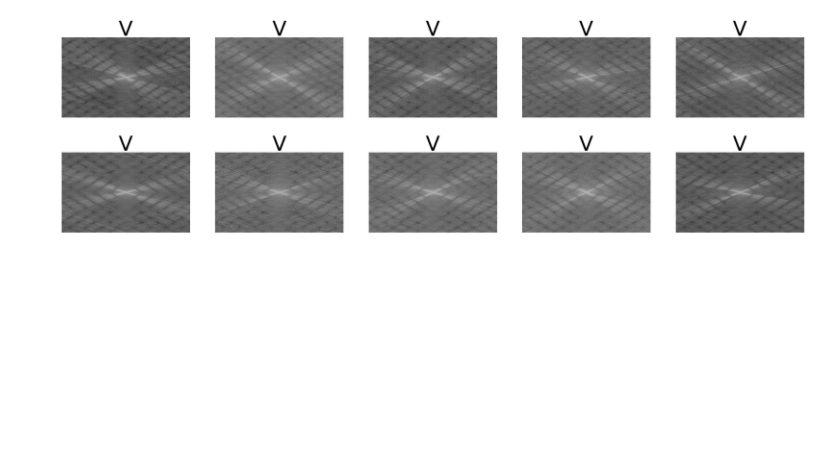
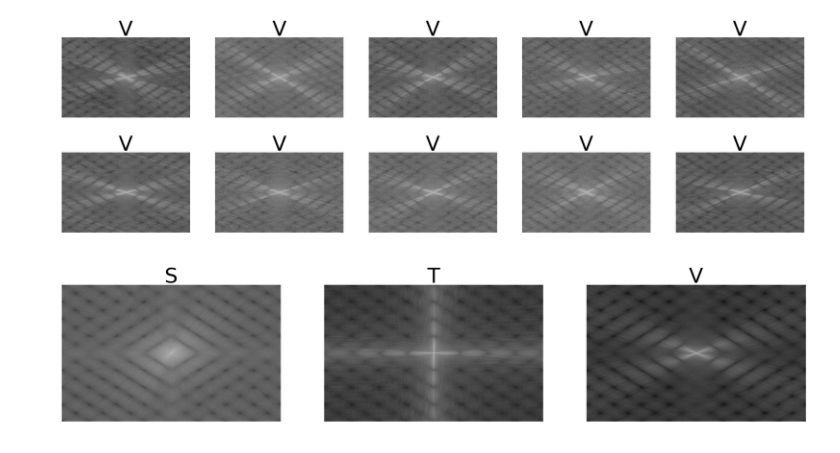
Before and after one commit to crowoy/Letter-Recognition, a Jupyter notebook: src/FourierAnalysis.ipynb, the cells around one changed output. Cells and saved outputs as stored; diff of their text form; code cells hidden in the pictures; blank space fills up the shorter version.

Commit message:
Made functionality for averaging and plotting the Fourier Spaces. These are purely for viewing purposes. They will give me a better idea of which areas of the space to extract. Win-win

```diff
--- a/src/FourierAnalysis.ipynb
+++ b/src/FourierAnalysis.ipynb
@@ -82,3 +82,35 @@ plotFS('V', V_ft_all)
 [figure]
 [figure]
 [figure]
+# %%
+def avgFS (fs):
+    n, h, w   = fs.shape
+    avgFS  = np.zeros((h, w), dtype=float)
+
+    for i in range(10):
+        avgFS = avgFS + np.absolute(fs[i])
+
+    avgFS = avgFS / n
+
+    return avgFS
+
+def plotAvgFS (fs, n):
+    fig = plt.figure()
+    plotID = 1
+#     letters = ['A', 'B']
+    letters = ['S', 'T', 'V']
+    for x in range(n):
+        ax = fig.add_subplot(1, 3, plotID)
+        ax.axis('off')
+        ax.set_title(letters[plotID-1], {'fontsize': 50})
+        ax.imshow(fs[x], cmap='gray')
+        plotID += 1
+    plt.show()
+# %%
+S_ft = avgFS(S_ft_all)
+T_ft = avgFS(T_ft_all)
+V_ft = avgFS(V_ft_all)
+
+plotAvgFS([S_ft, T_ft, V_ft], 3)
+# %% [output]
+[figure, added]
```
